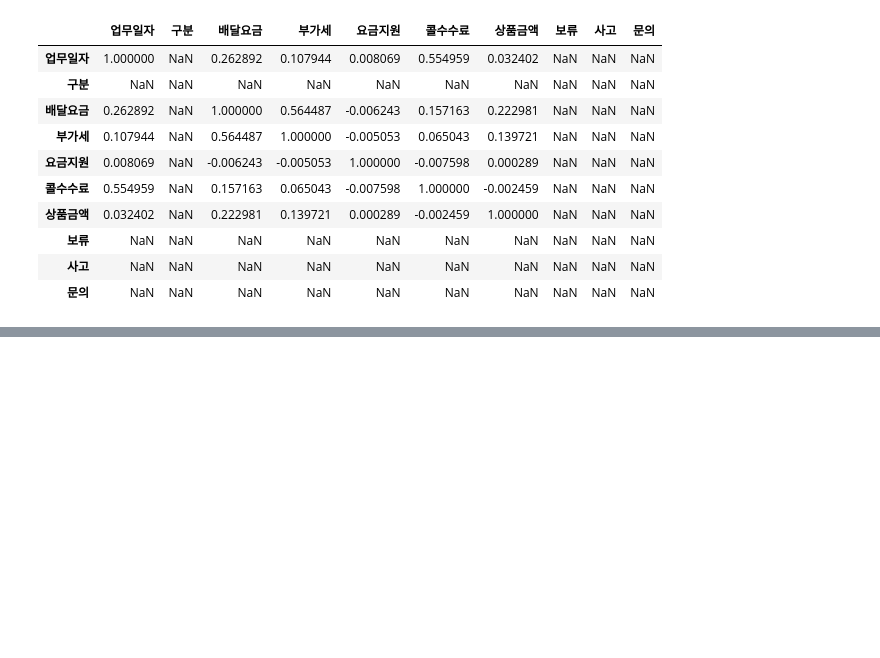
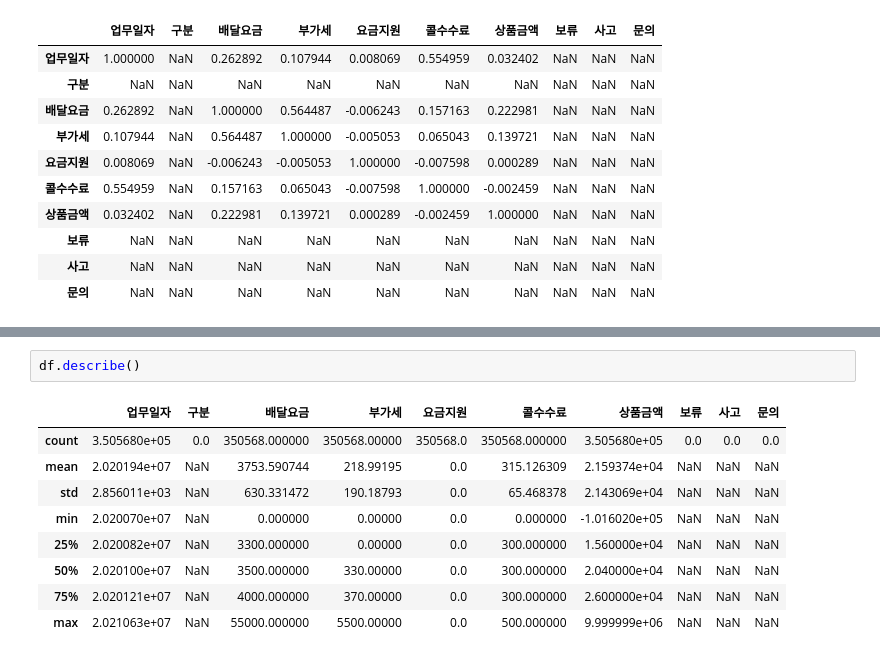
Before and after one commit to ethan528/BBS_Optimal_Position, a Jupyter notebook: EDA.ipynb, the cells around one changed output, grey strips where cells are left out. Cells and saved outputs as stored; diff of their text form; blank space fills up the shorter version.

```diff
--- a/EDA.ipynb
+++ b/EDA.ipynb
@@ -175,0 +163,12 @@ print('평균배달시간', trans_time(sum(second)/len(second)))
+# %%
+df.describe()
+# %% [output]
+|  | 업무일자 | 구분 | 배달요금 | 부가세 | 요금지원 | 콜수수료 | 상품금액 | 보류 | 사고 | 문의 |
+| count | 3.505680e+05 | 0.0 | 350568.000000 | 350568.00000 | 350568.0 | 350568.000000 | 3.505680e+05 | 0.0 | 0.0 | 0.0 |
+| mean | 2.020194e+07 | NaN | 3753.590744 | 218.99195 | 0.0 | 315.126309 | 2.159374e+04 | NaN | NaN | NaN |
+| std | 2.856011e+03 | NaN | 630.331472 | 190.18793 | 0.0 | 65.468378 | 2.143069e+04 | NaN | NaN | NaN |
+| min | 2.020070e+07 | NaN | 0.000000 | 0.00000 | 0.0 | 0.000000 | -1.016020e+05 | NaN | NaN | NaN |
+| 25% | 2.020082e+07 | NaN | 3300.000000 | 0.00000 | 0.0 | 300.000000 | 1.560000e+04 | NaN | NaN | NaN |
+| 50% | 2.020100e+07 | NaN | 3500.000000 | 330.00000 | 0.0 | 300.000000 | 2.040000e+04 | NaN | NaN | NaN |
+| 75% | 2.020121e+07 | NaN | 4000.000000 | 370.00000 | 0.0 | 300.000000 | 2.600000e+04 | NaN | NaN | NaN |
+| max | 2.021063e+07 | NaN | 55000.000000 | 5500.00000 | 0.0 | 500.000000 | 9.999999e+06 | NaN | NaN | NaN |
```
Also changed, not shown: parts of 20 cells of this notebook.
